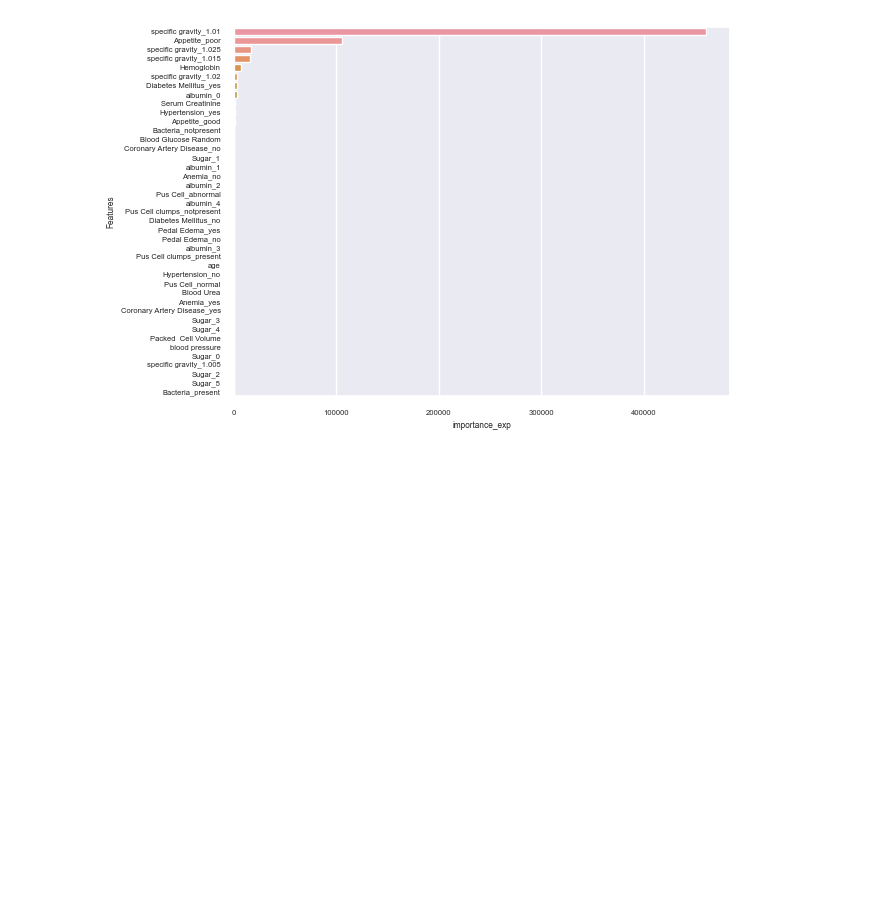
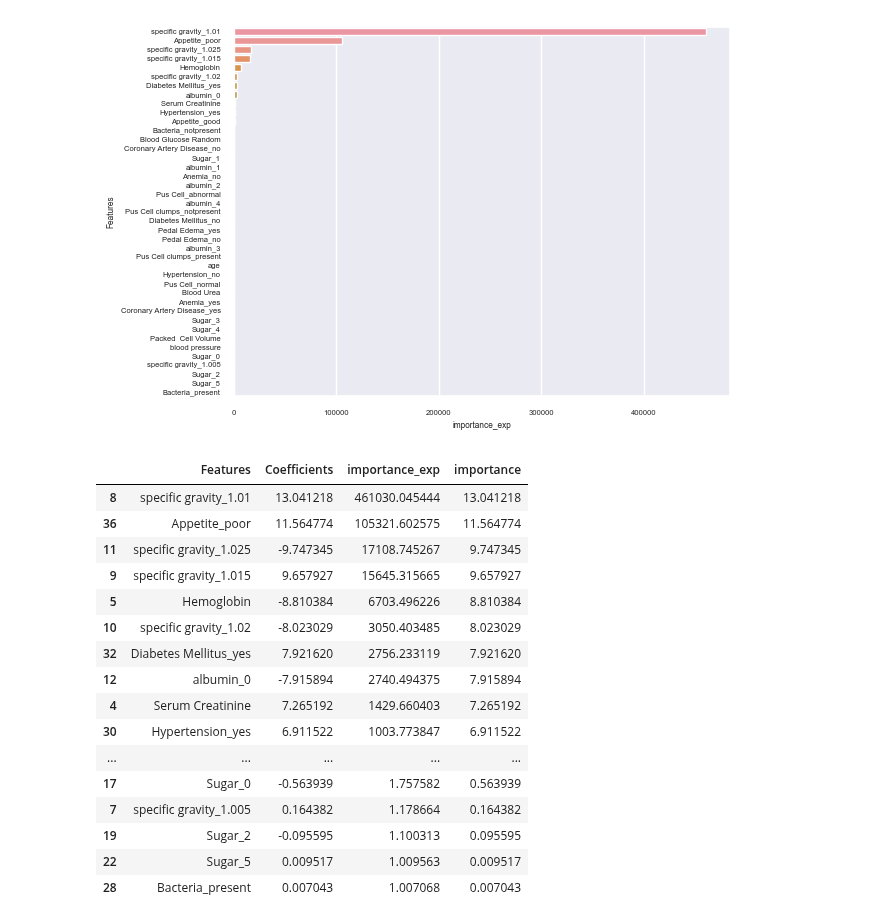
Before and after one commit to Priyagha/Chronic_Kidney_Disease, a Jupyter notebook: Chronic_Kidney_Disease.ipynb, the cells around one changed output. Saved outputs shown, nothing was run; the diff lists cells and outputs as text; code cells hidden in the pictures; blank space fills up the shorter version.

Commit message:
One final look af feature importace

```diff
--- a/Chronic_Kidney_Disease.ipynb
+++ b/Chronic_Kidney_Disease.ipynb
@@ -302,3 +302,23 @@ sns.barplot(data = feature_import, x='importance_exp', y='Features', orient='hor
 # %% [output]
 <Axes: xlabel='importance_exp', ylabel='Features'>
 [figure]
+# %%
+feature_import
+# %% [output]
+|  | Features | Coefficients | importance_exp | importance |
+| 8 | specific gravity_1.01 | 13.041218 | 461030.045444 | 13.041218 |
+| 36 | Appetite_poor | 11.564774 | 105321.602575 | 11.564774 |
+| 11 | specific gravity_1.025 | -9.747345 | 17108.745267 | 9.747345 |
+| 9 | specific gravity_1.015 | 9.657927 | 15645.315665 | 9.657927 |
+| 5 | Hemoglobin | -8.810384 | 6703.496226 | 8.810384 |
+| 10 | specific gravity_1.02 | -8.023029 | 3050.403485 | 8.023029 |
+| 32 | Diabetes Mellitus_yes | 7.921620 | 2756.233119 | 7.921620 |
+| 12 | albumin_0 | -7.915894 | 2740.494375 | 7.915894 |
+| 4 | Serum Creatinine | 7.265192 | 1429.660403 | 7.265192 |
+| 30 | Hypertension_yes | 6.911522 | 1003.773847 | 6.911522 |
+| ... | ... | ... | ... | ... |
+| 17 | Sugar_0 | -0.563939 | 1.757582 | 0.563939 |
+| 7 | specific gravity_1.005 | 0.164382 | 1.178664 | 0.164382 |
+| 19 | Sugar_2 | -0.095595 | 1.100313 | 0.095595 |
+| 22 | Sugar_5 | 0.009517 | 1.009563 | 0.009517 |
+| 28 | Bacteria_present | 0.007043 | 1.007068 | 0.007043 |
```
